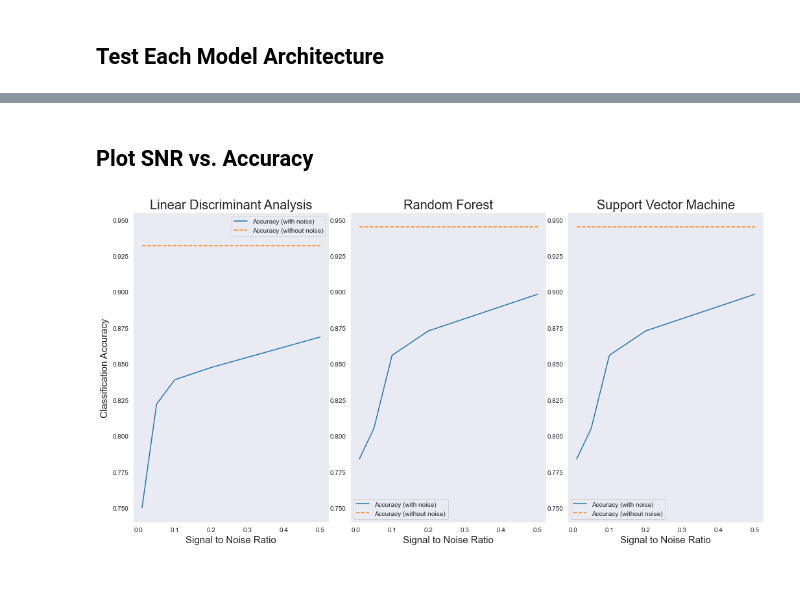
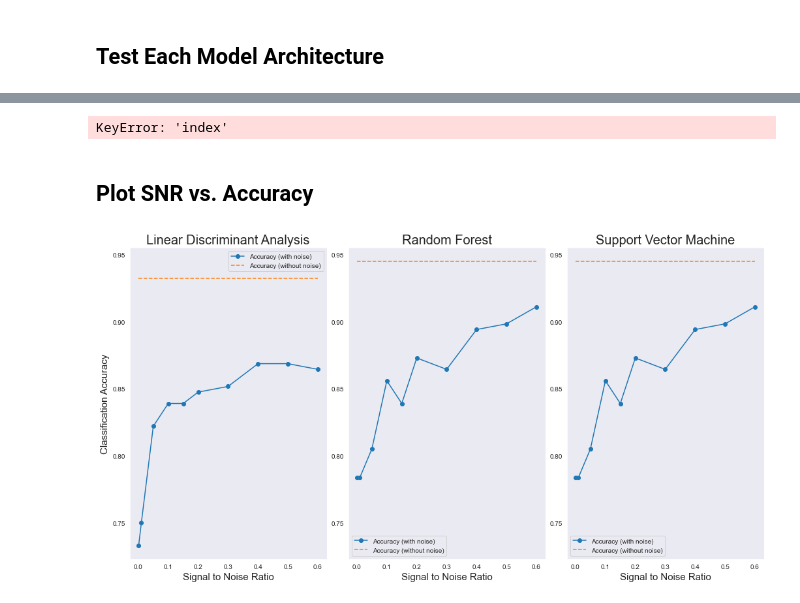
Before and after one commit to AbdulAlkurdi/anxietyFB, a Jupyter notebook: Feature-Based Model.ipynb, the cells around one changed output, grey strips where cells are left out. Drawn from its saved outputs; the diff is of its cells as text; code cells hidden in the pictures; blank space fills up the shorter version.

```diff
--- a/Feature-Based Model.ipynb
+++ b/Feature-Based Model.ipynb
@@ -1497,7 +1532,7 @@ None
 # %% [markdown]
 Model again, this time with the noisy data
 # %%
-df = pd.read_csv('data/noise_snr_0.5.csv', index_col=0)
+df = pd.read_csv('data/noise_snr_0.15.csv', index_col=0)
 pd.set_option('display.max_columns', None)
 # %%
 s = df.isna().sum()
@@ -1508,5 +1544,7 @@ for i in range(len(s)):
 # %%
 df = df.loc[:, df.columns != 'Resp_C_rate']
+# %%
+features = df.loc[:, df.columns != 'label'].columns
 # %%
 X = df.drop('label', axis=1).values
 y = df['label'].values
@@ -1549,0 +1590,9 @@ Accuracy: 0.9152542372881356
+# %%
+importances = classifier.feature_importances_
+forest_importances = pd.Series(importances, index=features).sort_values(ascending=False)
+
+fig, ax = plt.subplots(figsize=(12, 5))
+forest_importances[:20].plot.barh(ax=ax)
+ax.set_title("Feature importances using MDI")
+ax.set_ylabel("Mean decrease in impurity")
+fig.tight_layout()
@@ -1580,10 +1631,11 @@ Compare the results of the noisy data models and the clean data models
 # %% [markdown]
 ## Test Each Model Architecture
 # %%
-snrs = [0.01, 0.05, 0.1, 0.2, 0.5]
+snrs = [0.001, 0.01, 0.05, 0.1, 0.15, 0.2, 0.3, 0.4, 0.5, 0.6]
 lda_accuracy = []
 rf_accuracy = []
 svm_accuracy = []
+ft_imp_matrix = []
 # For each signal to noise ratio
 for i in range(len(snrs)):
     # Get data
@@ -1614,6 +1666,16 @@ for i in range(len(snrs)):
     classifier.fit(X_train, y_train)
     y_pred = classifier.predict(X_test)
     rf_accuracy.append(accuracy_score(y_test, y_pred))
+    importances = classifier.feature_importances_
+    forest_importances = pd.Series(importances, index=features).sort_values(ascending=False)
+    ft_imp_matrix.append(importances)
+
+    fig, ax = plt.subplots(figsize=(12, 5))
+    forest_importances[:20].plot.barh(ax=ax)
+    ax.set_title("Feature importances using MDI with SNR: " + str(snrs[i]))
+    ax.set_ylabel("Mean decrease in impurity")
+    fig.tight_layout()
+    plt.show();
 
     # Test SVM
     clf = SVC(kernel='linear', C=1, random_state=0)
@@ -1623,33 +1731,37 @@ for i in range(len(snrs)):
+# %%
+ft_imp_df.reset_index().pivot(index=ft_imp_df, columns=ft_imp_df.columns.values)
+# %% [output]
+KeyError: 'index'
 # %% [markdown]
 ## Plot SNR vs. Accuracy
 # %%
 sns.set_style('dark')
 fig, axs = plt.subplots(nrows=1, ncols=3, figsize=(14,7))
 plt.tight_layout(pad=0.4, w_pad=0.5, h_pad=1.0)
 
 min_accuracy = min(min(lda_accuracy), min(rf_accuracy), min(svm_accuracy)) - 0.01
 max_accuracy = max(lda_baseline_acc, rf_baseline_acc, svm_baseline_acc) + 0.01
 
-axs[0].plot(snrs, lda_accuracy, label='Accuracy (with noise)');
+axs[0].plot(snrs, lda_accuracy, label='Accuracy (with noise)', marker='o');
 axs[0].plot(snrs, [lda_baseline_acc]*len(snrs), linestyle='dashed', label='Accuracy (without noise)')
 axs[0].set_title('Linear Discriminant Analysis', fontsize=20);
 axs[0].set_xlabel('Signal to Noise Ratio', fontsize=15);
 axs[0].set_ylabel('Classification Accuracy', fontsize=15);
 axs[0].legend();
 axs[0].set_ylim([min_accuracy, max_accuracy]);
 
-axs[1].plot(snrs, rf_accuracy, label='Accuracy (with noise)');
+axs[1].plot(snrs, rf_accuracy, label='Accuracy (with noise)', marker='o');
 axs[1].plot(snrs, [rf_baseline_acc]*len(snrs), linestyle='dashed', label='Accuracy (without noise)')
 axs[1].set_title('Random Forest', fontsize=20);
 axs[1].set_xlabel('Signal to Noise Ratio', fontsize=15);
 axs[1].legend();
 axs[1].set_ylim([min_accuracy, max_accuracy]);
 
-axs[2].plot(snrs, svm_accuracy, label='Accuracy (with noise)');
+axs[2].plot(snrs, svm_accuracy, label='Accuracy (with noise)', marker='o');
 axs[2].plot(snrs, [svm_baseline_acc]*len(snrs), linestyle='dashed', label='Accuracy (without noise)')
 axs[2].set_title('Support Vector Machine', fontsize=20);
 axs[2].set_xlabel('Signal to Noise Ratio', fontsize=15);
 axs[2].legend();
 axs[2].set_ylim([min_accuracy, max_accuracy]);
 # %% [output]
-[figure, old version]
+[figure, new version]
```
Also changed, not shown: parts of 60 cells of this notebook, 1 other file.
